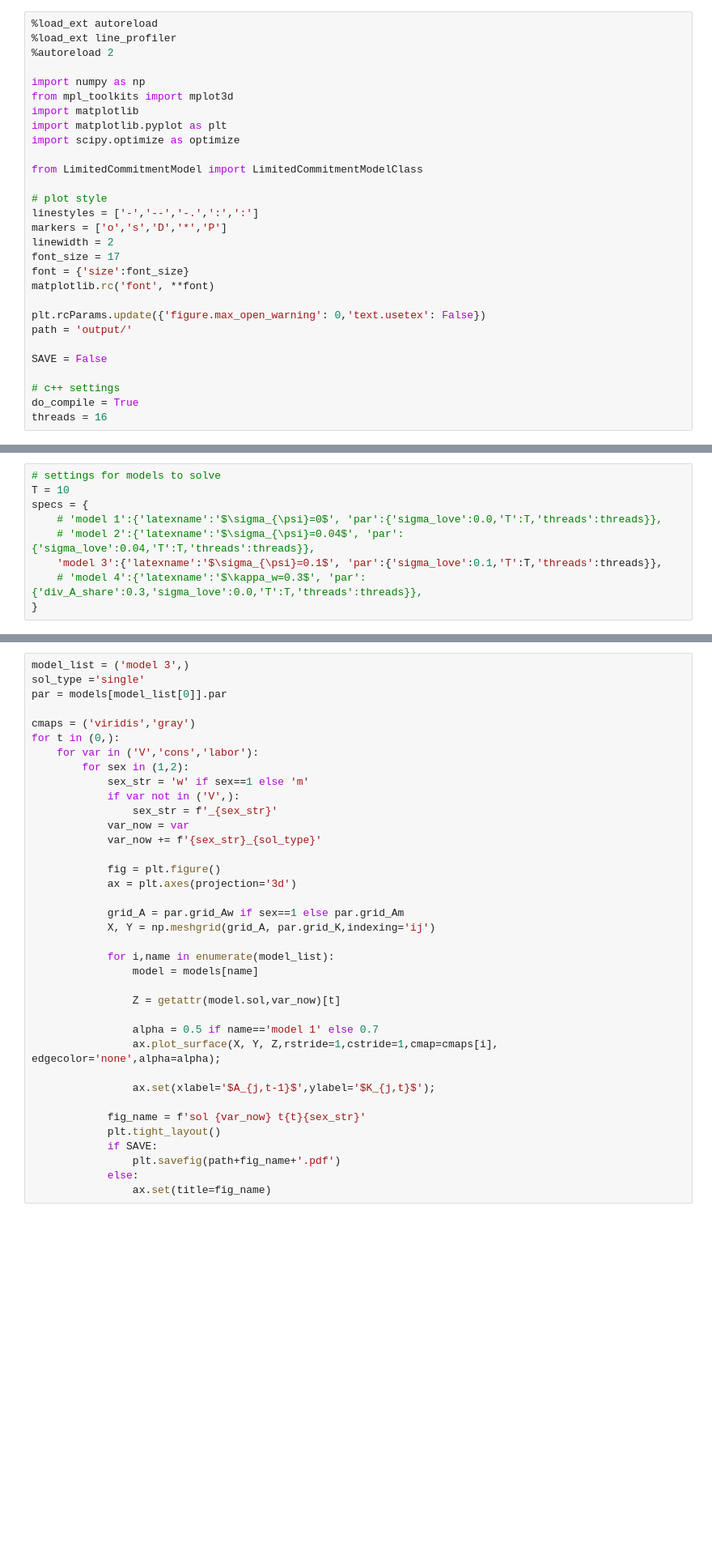
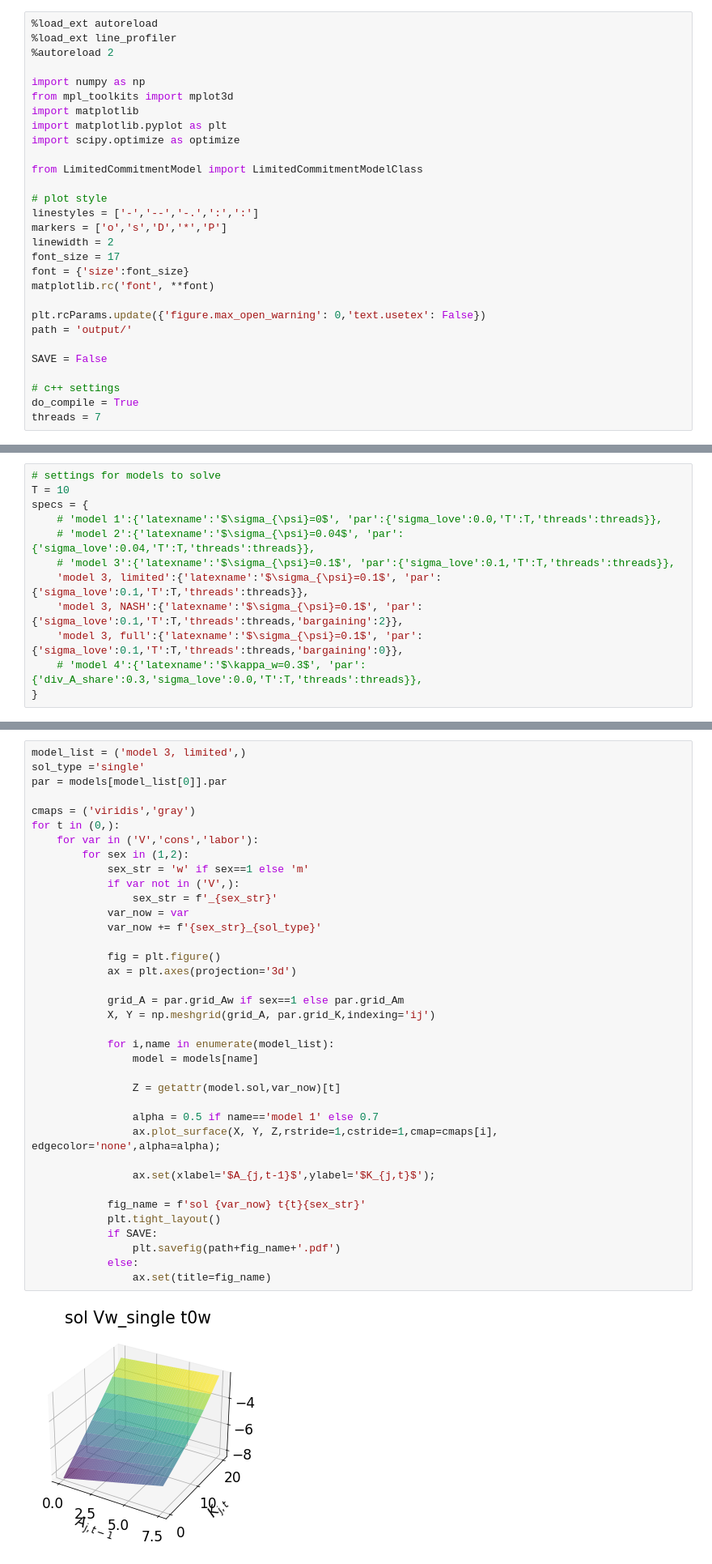
Before and after one commit to ThomasHJorgensen/LimitedCommitmentTest, a Jupyter notebook: Check Model.ipynb, the cells around one changed output, grey strips where cells are left out. Shown at 81% size. Drawn from its saved outputs; the diff is of its cells as text; blank space fills up the shorter version.

Commit message:
bargaining model type included. not initial

```diff
--- a/Check Model.ipynb
+++ b/Check Model.ipynb
@@ -26,7 +26,7 @@ SAVE = False
 
 # c++ settings
 do_compile = True
-threads = 16
+threads = 7
 # %%
 # compile c++ files
 # model = LimitedCommitmentModelClass(par={'threads':threads })
@@ -39,7 +39,10 @@ T = 10
 specs = {
     # 'model 1':{'latexname':'$\sigma_{\psi}=0$', 'par':{'sigma_love':0.0,'T':T,'threads':threads}},
     # 'model 2':{'latexname':'$\sigma_{\psi}=0.04$', 'par':{'sigma_love':0.04,'T':T,'threads':threads}},
-    'model 3':{'latexname':'$\sigma_{\psi}=0.1$', 'par':{'sigma_love':0.1,'T':T,'threads':threads}},
+    # 'model 3':{'latexname':'$\sigma_{\psi}=0.1$', 'par':{'sigma_love':0.1,'T':T,'threads':threads}},
+    'model 3, limited':{'latexname':'$\sigma_{\psi}=0.1$', 'par':{'sigma_love':0.1,'T':T,'threads':threads}},
+    'model 3, NASH':{'latexname':'$\sigma_{\psi}=0.1$', 'par':{'sigma_love':0.1,'T':T,'threads':threads,'bargaining':2}},
+    'model 3, full':{'latexname':'$\sigma_{\psi}=0.1$', 'par':{'sigma_love':0.1,'T':T,'threads':threads,'bargaining':0}},
     # 'model 4':{'latexname':'$\kappa_w=0.3$', 'par':{'div_A_share':0.3,'sigma_love':0.0,'T':T,'threads':threads}},
 }
 # %%
@@ -66,7 +74,7 @@ model 3 loading... solving...
 # %% [markdown]
 ## Singles
 # %%
-model_list = ('model 3',)
+model_list = ('model 3, limited',)
 sol_type ='single'
 par = models[model_list[0]].par
 
@@ -75,30 +83,32 @@ for t in (0,):
     for var in ('V','cons','labor'):
         for sex in (1,2):
             sex_str = 'w' if sex==1 else 'm'
             if var not in ('V',):
                 sex_str = f'_{sex_str}'
             var_now = var
             var_now += f'{sex_str}_{sol_type}'
 
             fig = plt.figure()
             ax = plt.axes(projection='3d')
 
             grid_A = par.grid_Aw if sex==1 else par.grid_Am
             X, Y = np.meshgrid(grid_A, par.grid_K,indexing='ij')
 
             for i,name in enumerate(model_list):
                 model = models[name]
 
                 Z = getattr(model.sol,var_now)[t]
 
                 alpha = 0.5 if name=='model 1' else 0.7
                 ax.plot_surface(X, Y, Z,rstride=1,cstride=1,cmap=cmaps[i], edgecolor='none',alpha=alpha);
 
                 ax.set(xlabel='$A_{j,t-1}$',ylabel='$K_{j,t}$');
 
             fig_name = f'sol {var_now} t{t}{sex_str}'
             plt.tight_layout()
             if SAVE:
                 plt.savefig(path+fig_name+'.pdf')
             else:
                 ax.set(title=fig_name)
+# %% [output]
+[figure, added]
```
Also changed, not shown: parts of 3 cells of this notebook, 4 other files.
